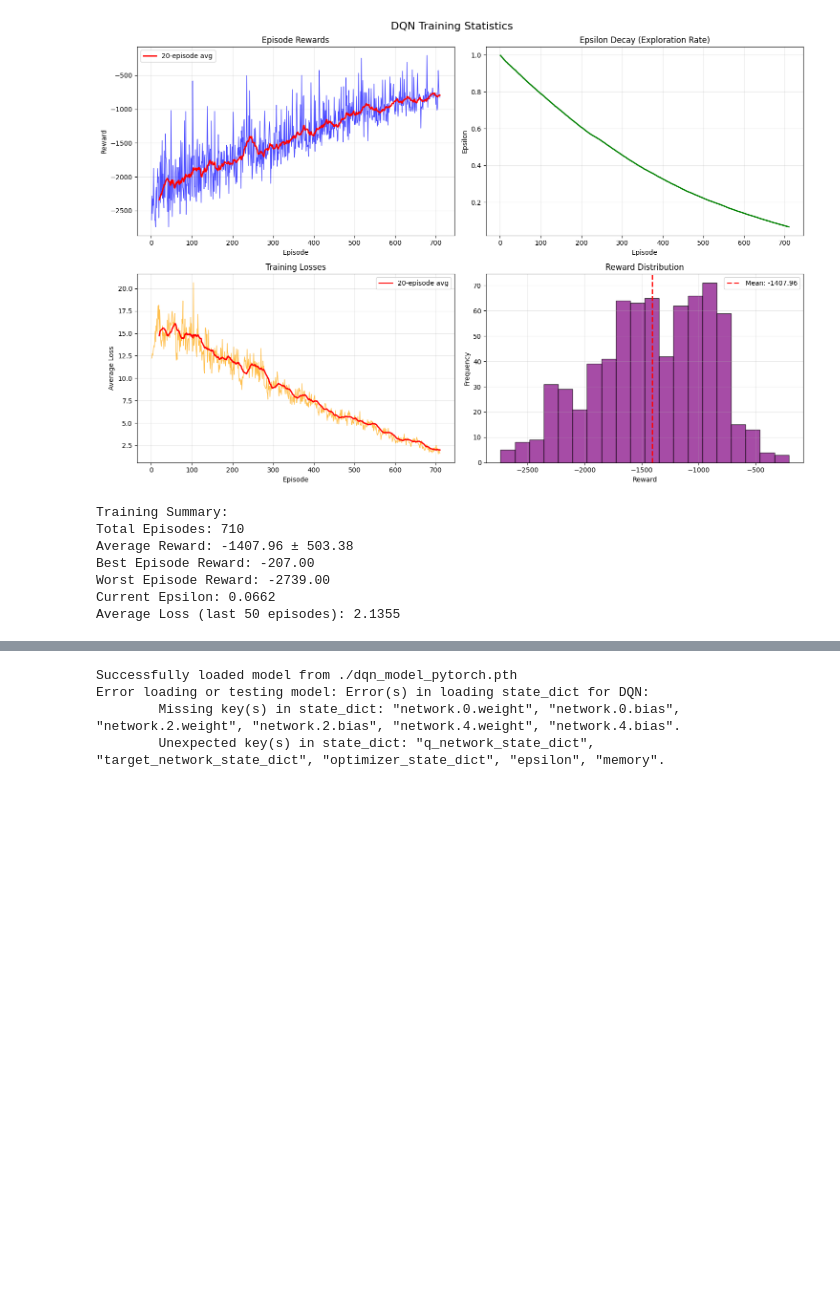
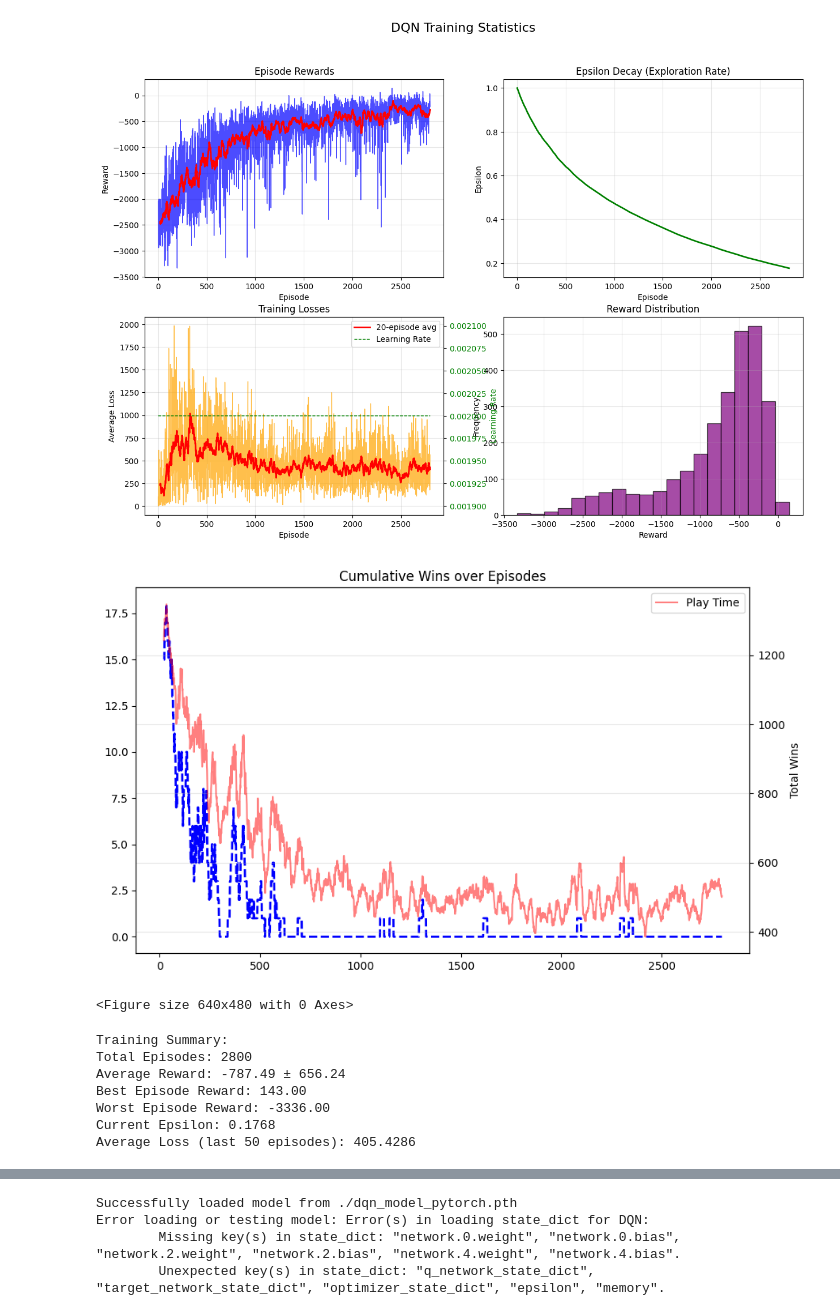
Before and after one commit to dustinvan910/robocode, a Jupyter notebook: robots/RLrobots/stats.ipynb, the cells around one changed output, grey strips where cells are left out. Cells and saved outputs as stored; diff of their text form; code cells hidden in the pictures; blank space fills up the shorter version.

```diff
--- a/robots/RLrobots/stats.ipynb
+++ b/robots/RLrobots/stats.ipynb
@@ -4,14 +4,14 @@ import matplotlib.pyplot as plt
 import numpy as np
 
 # Read the training statistics file
-with open('training_stats_pytorch.json', 'r') as f:
+with open('./agent/training_stats_pytorch.json', 'r') as f:
     stats = json.load(f)
 # Create subplots for different metrics
 fig, axes = plt.subplots(2, 2, figsize=(15, 10))
 fig.suptitle('DQN Training Statistics', fontsize=16)
 
 # Plot 1: Episode Rewards
-axes[0, 0].plot(stats['episodes'], stats['rewards'], 'b-', alpha=0.7, linewidth=1)
+axes[0, 0].plot(stats['episodes'], stats['rewards'], 'b-', alpha=0.7, linewidth=1, label='Reward')
 axes[0, 0].set_title('Episode Rewards')
 axes[0, 0].set_xlabel('Episode')
 axes[0, 0].set_ylabel('Reward')
@@ -22,7 +22,8 @@ if len(stats['rewards']) > 10:
     window_size = min(20, len(stats['rewards']) // 5)
     rolling_avg = np.convolve(stats['rewards'], np.ones(window_size)/window_size, mode='valid')
     axes[0, 0].plot(stats['episodes'][window_size-1:], rolling_avg, 'r-', linewidth=2, label=f'{window_size}-episode avg')
-    axes[0, 0].legend()
+
+
 
 # Plot 2: Epsilon Decay
 axes[0, 1].plot(stats['episodes'], stats['epsilon'], 'g-', linewidth=2)
@@ -44,42 +45,77 @@ if stats['losses']:
         window_size = min(20, len(stats['losses']) // 5)
         loss_rolling_avg = np.convolve(stats['losses'], np.ones(window_size)/window_size, mode='valid')
         axes[1, 0].plot(range(window_size, len(stats['losses']) + 1), loss_rolling_avg, 'red', linewidth=2, label=f'{window_size}-episode avg')
-        axes[1, 0].legend()
+
+        # Add learning rate line with secondary y-axis
+        ax2 = axes[1, 0].twinx()
+        ax2.set_ylabel('Learning Rate', color='g')
+        ax2.plot(stats['episodes'], stats['learning_rate'], 'g--', linewidth=1, label='Learning Rate')
+        ax2.tick_params(axis='y', labelcolor='g')
+
+        # Combine legends from both axes
+        lines1, labels1 = axes[1, 0].get_legend_handles_labels()
+        lines2, labels2 = ax2.get_legend_handles_labels()
+        ax2.legend(lines1 + lines2, labels1 + labels2, loc='upper right')
 else:
     axes[1, 0].text(0.5, 0.5, 'No loss data available', ha='center', va='center', transform=axes[1, 0].transAxes)
     axes[1, 0].set_title('Training Losses (No Data)')
 
 # Plot 4: Reward Distribution
 axes[1, 1].hist(stats['rewards'], bins=20, alpha=0.7, color='purple', edgecolor='black')
 axes[1, 1].set_title('Reward Distribution')
 axes[1, 1].set_xlabel('Reward')
 axes[1, 1].set_ylabel('Frequency')
 axes[1, 1].grid(True, alpha=0.3)
 
+# Plot wins
+plt.figure(figsize=(10, 6))
+
+# Add rolling average for deaths in last 100 episodes
+if len(stats['deaths']) > 20:
+    window_size = 20
+    deaths_rolling = np.convolve(np.diff(stats['deaths']), np.ones(window_size)/1, mode='valid')
+    plt.plot(stats['episodes'][window_size:], deaths_rolling, 'b--', linewidth=2, label=f'Deaths per {window_size} episodes')
+
+    avg_play_time = np.convolve(stats['play_time'], np.ones(window_size+1)/(window_size+1), mode='valid')
+    ax2 = plt.gca().twinx()  # Create second y-axis
+    ax2.set_ylabel('Play Time')
+    ax2.plot(stats['episodes'][window_size:], avg_play_time, 'r-', alpha=0.5, label=f'Play Time')
+    # ax2.axhline(y=avg_play_time, color='r', linestyle='--', label=f'Avg Time: {avg_play_time:.1f}')
+    ax2.legend(loc='upper right')
+
+plt.title('Cumulative Wins over Episodes')
+plt.xlabel('Episode')
+plt.ylabel('Total Wins')
+plt.grid(True, alpha=0.3)
+plt.legend()
+plt.show()
 # Add statistics text
+
 mean_reward = np.mean(stats['rewards'])
 std_reward = np.std(stats['rewards'])
 axes[1, 1].axvline(mean_reward, color='red', linestyle='--', linewidth=2, label=f'Mean: {mean_reward:.2f}')
 axes[1, 1].legend()
 
 plt.tight_layout()
 plt.show()
 
 # Print summary statistics
 print("Training Summary:")
 print(f"Total Episodes: {len(stats['episodes'])}")
 print(f"Average Reward: {mean_reward:.2f} ± {std_reward:.2f}")
 print(f"Best Episode Reward: {max(stats['rewards']):.2f}")
 print(f"Worst Episode Reward: {min(stats['rewards']):.2f}")
 print(f"Current Epsilon: {stats['epsilon'][-1]:.4f}")
 if stats['losses']:
     print(f"Average Loss (last 50 episodes): {np.mean(stats['losses'][-50:]):.4f}")
 # %% [output]
-[figure, old version]
+[figure, new version]
+[figure, added]
-Training Summary:
-Total Episodes: 710
-Average Reward: -1407.96 ± 503.38
-Best Episode Reward: -207.00
-Worst Episode Reward: -2739.00
-Current Epsilon: 0.0662
-Average Loss (last 50 episodes): 2.1355
+<Figure size 640x480 with 0 Axes>
+Training Summary:
+Total Episodes: 2800
+Average Reward: -787.49 ± 656.24
+Best Episode Reward: 143.00
+Worst Episode Reward: -3336.00
+Current Epsilon: 0.1768
+Average Loss (last 50 episodes): 405.4286
```
Also changed, not shown: parts of 2 cells of this notebook, 9 other files.
